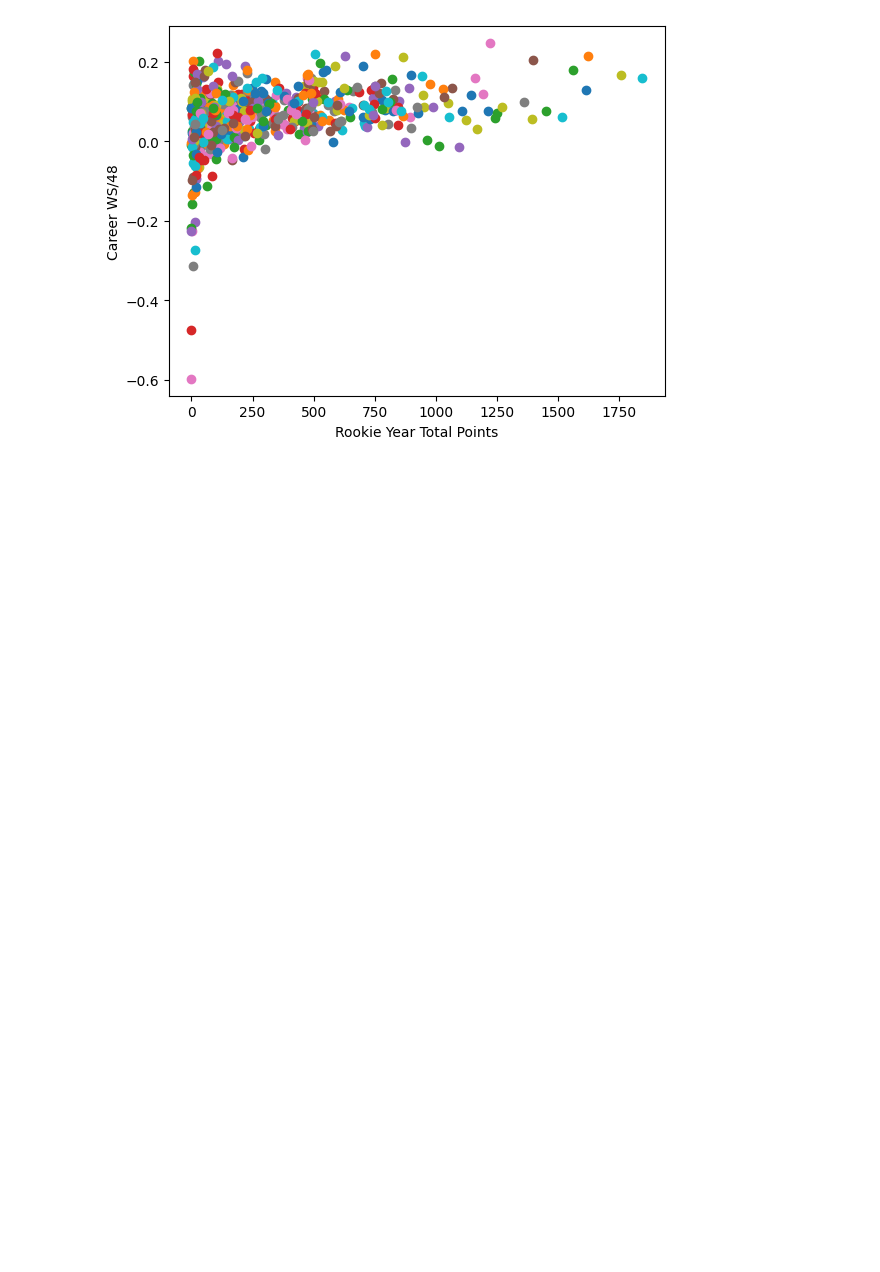
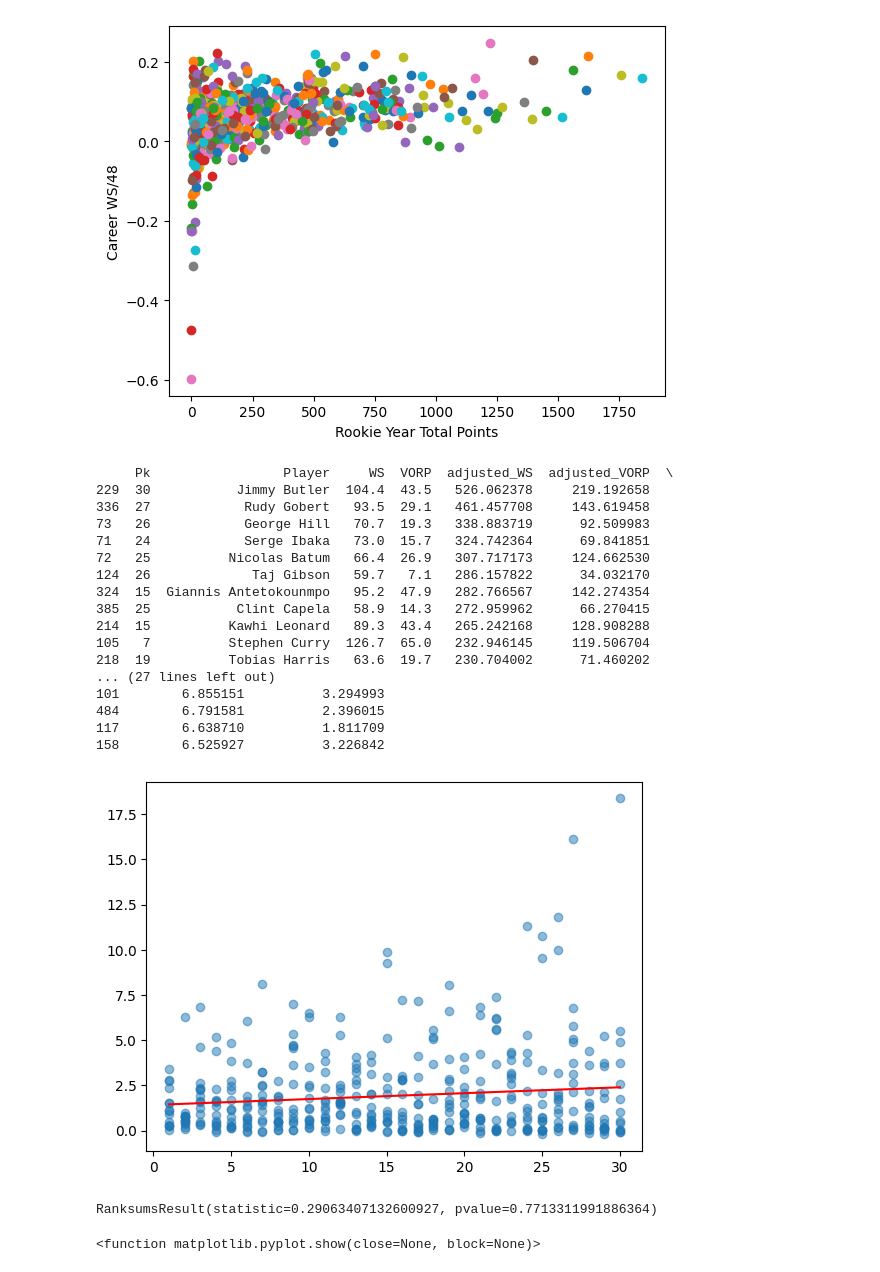
Before and after one commit to katabanga/NBA-Draft-Rank-V.S.-Success, a Jupyter notebook: final.ipynb, the cells around one changed output. Drawn from its saved outputs; the diff is of its cells as text; code cells hidden in the pictures; blank space fills up the shorter version.

```diff
--- a/final.ipynb
+++ b/final.ipynb
@@ -135,3 +135,80 @@ def rookie_year_analysis(player_dict):
 rookie_year_analysis(player_dict)
 # %% [output]
 [figure]
+# %%
+def makeDraftDF():
+    file_list = []
+    for i in range(7,21):
+        file_list.append("draft/"+str(i)+".csv")
+
+    df_list = []
+
+    for file in file_list:
+        df_list.append(pd.read_csv(file).dropna(subset=['WS/48', 'VORP']))
+
+    return pd.concat(df_list, ignore_index=True)
+
+draft = makeDraftDF()
+draft = draft[draft["Pk"] <= 30]
+draft["lottery"] = draft.apply(lambda x: x["Pk"] <= 14, axis=1)
+contractScale = pd.read_csv("rookieContractScale.csv")
+contractScale["total"] = contractScale.apply(lambda x: x["year1"]+x["year2"]+x["year3"],axis=1)
+firstpickValue = 28631600
+contractScale["scale"] = contractScale.apply(lambda x: x["total"]/firstpickValue,axis=1)
+contractScale["millions"] = contractScale.apply(lambda x: x["total"]/1000000,axis=1)
+
+scale = contractScale["scale"].values.tolist()
+money = contractScale["millions"].values.tolist()
+# scale[:5]
+# money[:5]
+
+draft["adjusted_WS"] = draft.apply(lambda x: x["WS"]/scale[x["Pk"]-1],axis=1)
+draft["adjusted_VORP"] = draft.apply(lambda x: x["VORP"]/scale[x["Pk"]-1],axis=1)
+draft["WS_per_million"] = draft.apply(lambda x: x["WS"]/money[x["Pk"]-1],axis=1)
+draft["VORP_per_million"] = draft.apply(lambda x: x["VORP"]/money[x["Pk"]-1],axis=1)
+
+asdf = draft[["Pk", "Player", "WS", "VORP", "adjusted_WS", "adjusted_VORP", "WS_per_million", "VORP_per_million"]]
+asdf = asdf.sort_values(by="adjusted_WS", ascending=False)
+
+print(asdf.head(20))
+
+model = LinearRegression()
+model.fit(draft['Pk'].values.reshape(-1, 1), draft["WS_per_million"])
+predicted_WS_per_million = model.predict(draft['Pk'].values.reshape(-1, 1))
+
+plt.plot(draft['Pk'], predicted_WS_per_million, color='red')
+plt.scatter(draft["Pk"], draft["WS_per_million"], alpha=0.5)
+plt.show()
+
+from scipy.stats import ranksums
+
+lottery = draft[draft["lottery"] == True]["WS_per_million"]
+notlottery = draft[draft["lottery"] == False]["WS_per_million"]
+ranksumResult = ranksums(lottery,notlottery)
+print(ranksumResult)
+
+plt.title("winshares per million")
+plt.hist(lottery, bins=25, alpha=0.45, color='red')
+plt.hist(notlottery, bins=25, alpha=0.45, color='blue')
+plt.show
+# %% [output]
+     Pk                 Player     WS  VORP  adjusted_WS  adjusted_VORP  \
+229  30           Jimmy Butler  104.4  43.5   526.062378     219.192658
+336  27            Rudy Gobert   93.5  29.1   461.457708     143.619458
+73   26            George Hill   70.7  19.3   338.883719      92.509983
+71   24            Serge Ibaka   73.0  15.7   324.742364      69.841851
+72   25          Nicolas Batum   66.4  26.9   307.717173     124.662530
+124  26             Taj Gibson   59.7   7.1   286.157822      34.032170
+324  15  Giannis Antetokounmpo   95.2  47.9   282.766567     142.274354
+385  25           Clint Capela   58.9  14.3   272.959962      66.270415
+214  15          Kawhi Leonard   89.3  43.4   265.242168     128.908288
+105   7          Stephen Curry  126.7  65.0   232.946145     119.506704
+218  19          Tobias Harris   63.6  19.7   230.704002      71.460202
+... (27 lines left out)
+101        6.855151          3.294993
+484        6.791581          2.396015
+117        6.638710          1.811709
+158        6.525927          3.226842
+[figure, added]
+RanksumsResult(statistic=0.29063407132600927, pvalue=0.7713311991886364)
+<function matplotlib.pyplot.show(close=None, block=None)>
```
Also changed, not shown: parts of 1 cell of this notebook.
